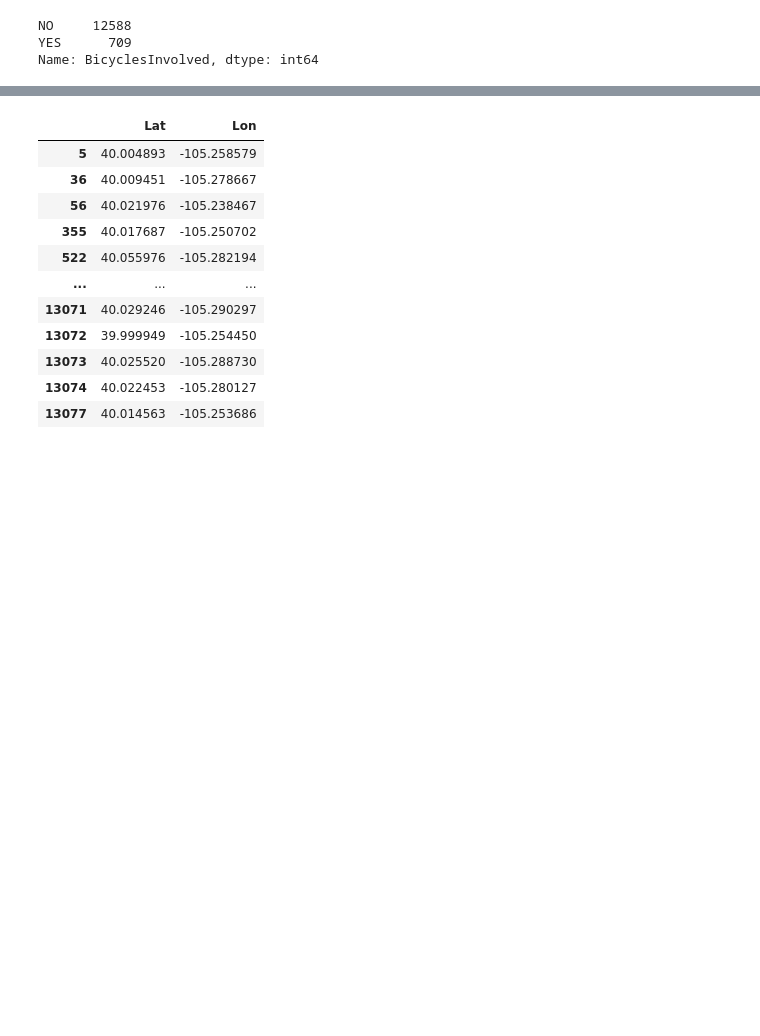
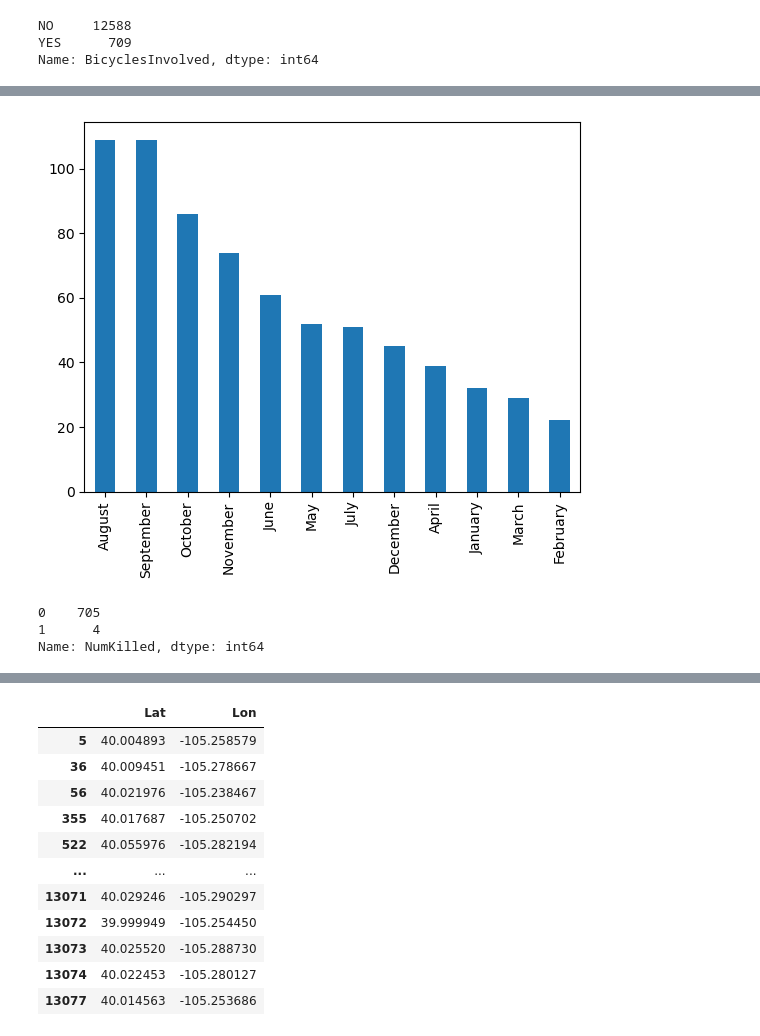
Before and after one commit to lalynjay/boulder_crahes, a Jupyter notebook: notebook.ipynb, the cells around one changed output, grey strips where cells are left out. Cells and saved outputs as stored; diff of their text form; code cells hidden in the pictures; blank space fills up the shorter version.

Commit message:
added starter graphs

```diff
--- a/notebook.ipynb
+++ b/notebook.ipynb
@@ -197,0 +215,10 @@ bicycles.corr()
+# %%
+bicycles["ReportedMonthName"].value_counts().plot(kind='bar');
+# %% [output]
+[figure, added]
+# %%
+bicycles["NumKilled"].value_counts()
+# %% [output]
+0    705
+1      4
+Name: NumKilled, dtype: int64
```
Also changed, not shown: parts of 15 cells of this notebook.
